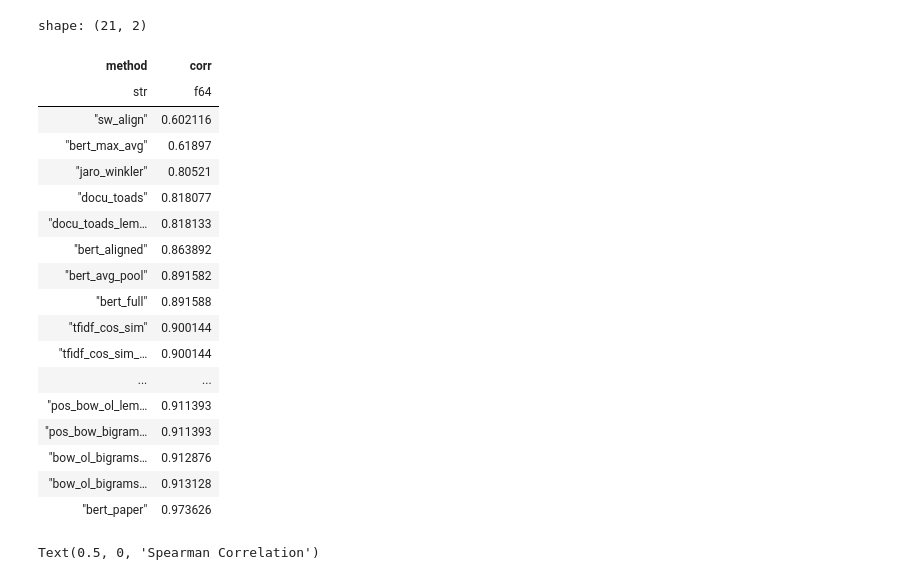
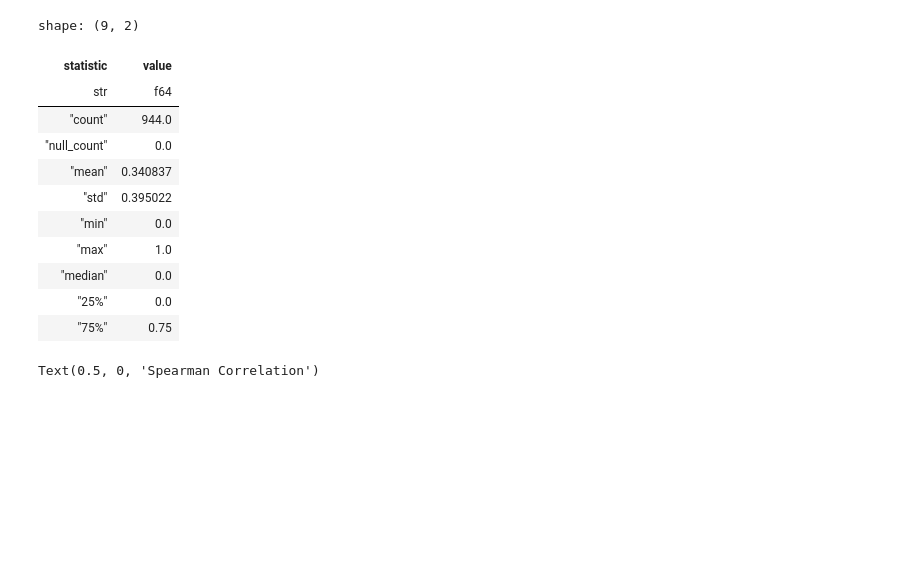
Before and after one commit to PeterWalchhofer/law-bill-similarity, a Jupyter notebook: experiment.ipynb, the cells around one changed output. Saved outputs shown, nothing was run; the diff lists cells and outputs as text; code cells hidden in the pictures; blank space fills up the shorter version.

```diff
--- a/experiment.ipynb
+++ b/experiment.ipynb
@@ -11,12 +12,3 @@ import jaro
 
 %load_ext autoreload
 %autoreload 2
-# %%
-def load_df(type, lang="de", preprocessing=True):
-    df = pl.read_csv(f"data/annotated/{type}_sub_sec_pairs.csv").rename(
-        {"sec_a_text": "bill_text", "sec_b_text": "law_text"}
-    )
-    if not preprocessing:
-        return df
-    preprocessed = preprocess(df, lang)
-    return preprocessed
@@ -226,6 +56,21 @@ test_metrics_de = test_metrics_de.with_columns([
 test_metrics_en = test_metrics_en.with_columns([
     pl.Series(paper_pred_en["paper_preds"] /4).alias("bert_paper"),
 ])
+# %%
+test_en["label"].describe()
+# %% [output]
+shape: (9, 2)
+| statistic | value |
+| str | f64 |
+| "count" | 944.0 |
+| "null_count" | 0.0 |
+| "mean" | 0.340837 |
+| "std" | 0.395022 |
+| "min" | 0.0 |
+| "max" | 1.0 |
+| "median" | 0.0 |
+| "25%" | 0.0 |
+| "75%" | 0.75 |
 # %%
 # spearman correlation
 from scipy.stats import spearmanr
@@ -238,28 +83,6 @@ def evaluate_spearmanr(test_metrics, labels):
     return pl.DataFrame(results, schema=["method", "corr"]).sort(by="corr",descending=False)
 # %%
 eval_en = evaluate_spearmanr(test_metrics_en, test_en["label"])
-# %%
-eval_en
-# %% [output]
-shape: (21, 2)
-| method | corr |
-| str | f64 |
-| "sw_align" | 0.602116 |
-| "bert_max_avg" | 0.61897 |
-| "jaro_winkler" | 0.80521 |
-| "docu_toads" | 0.818077 |
-| "docu_toads_lem… | 0.818133 |
-| "bert_aligned" | 0.863892 |
-| "bert_avg_pool" | 0.891582 |
-| "bert_full" | 0.891588 |
-| "tfidf_cos_sim" | 0.900144 |
-| "tfidf_cos_sim_… | 0.900144 |
-| ... | ... |
-| "pos_bow_ol_lem… | 0.911393 |
-| "pos_bow_bigram… | 0.911393 |
-| "bow_ol_bigrams… | 0.912876 |
-| "bow_ol_bigrams… | 0.913128 |
-| "bert_paper" | 0.973626 |
 # %%
 from matplotlib import pyplot as plt
 plt.barh(eval_en["method"].to_numpy(), eval_en["corr"].to_numpy())
```
Also changed, not shown: parts of 28 cells of this notebook, 2 other files.
